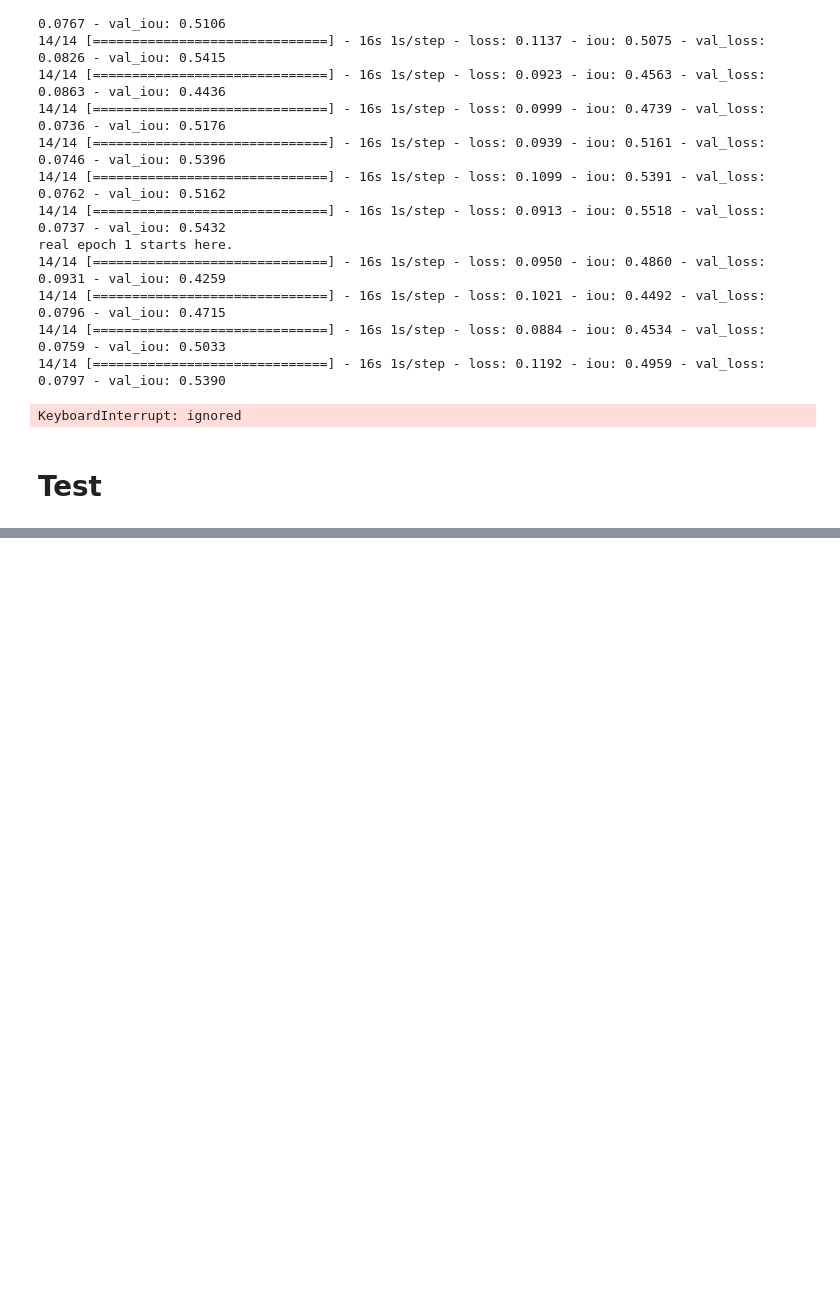
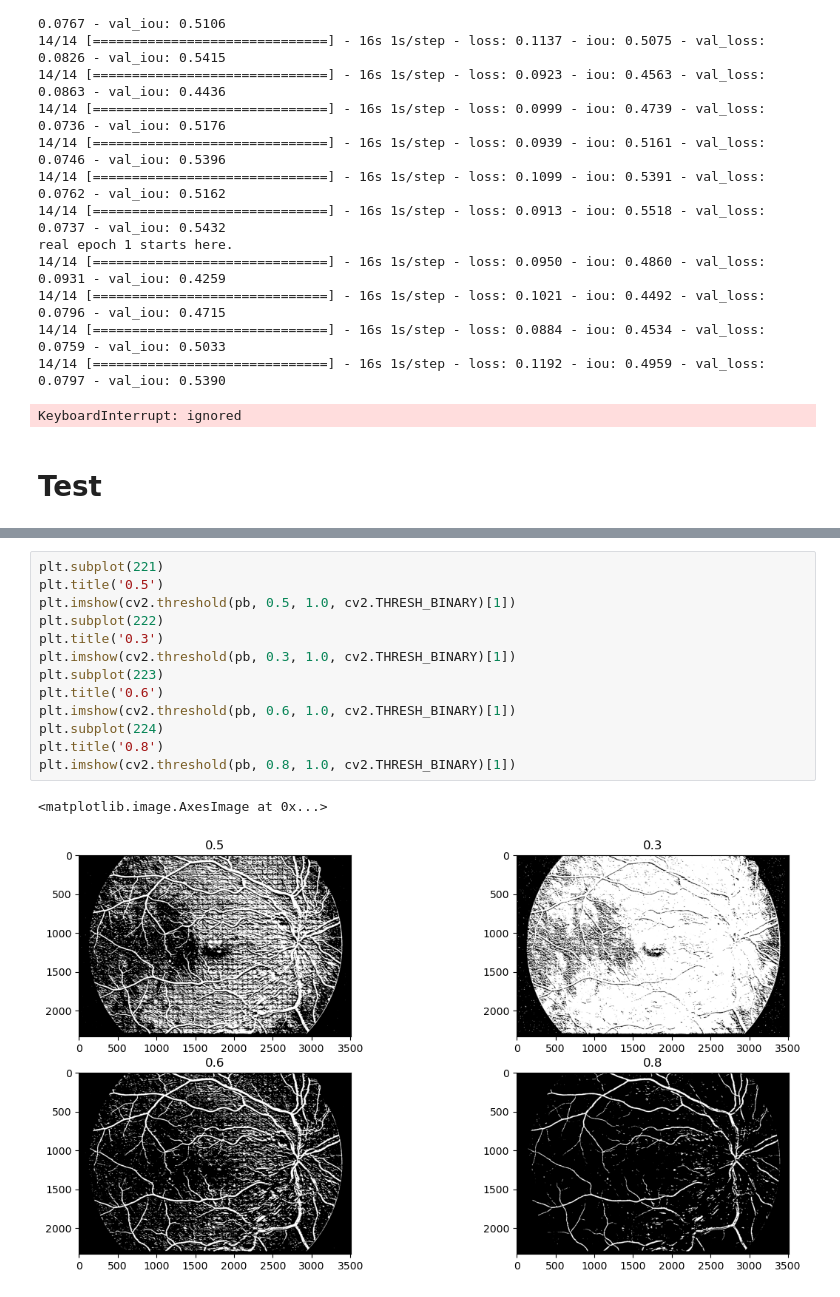
Before and after one commit to desecnd/deep-vessel, a Jupyter notebook: 5_deep_learning.ipynb, the cells around one changed output, grey strips where cells are left out. Drawn from its saved outputs; the diff is of its cells as text; blank space fills up the shorter version.

```diff
--- a/5_deep_learning.ipynb
+++ b/5_deep_learning.ipynb
@@ -290,0 +341,16 @@ Clipping input data to the valid range for imshow with RGB data ([0..1] for floa
+# %%
+plt.subplot(221)
+plt.title('0.5')
+plt.imshow(cv2.threshold(pb, 0.5, 1.0, cv2.THRESH_BINARY)[1])
+plt.subplot(222)
+plt.title('0.3')
+plt.imshow(cv2.threshold(pb, 0.3, 1.0, cv2.THRESH_BINARY)[1])
+plt.subplot(223)
+plt.title('0.6')
+plt.imshow(cv2.threshold(pb, 0.6, 1.0, cv2.THRESH_BINARY)[1])
+plt.subplot(224)
+plt.title('0.8')
+plt.imshow(cv2.threshold(pb, 0.8, 1.0, cv2.THRESH_BINARY)[1])
+# %% [output]
+<matplotlib.image.AxesImage at 0x...>
+[figure, added]
```
Also changed, not shown: parts of 5 cells of this notebook.
